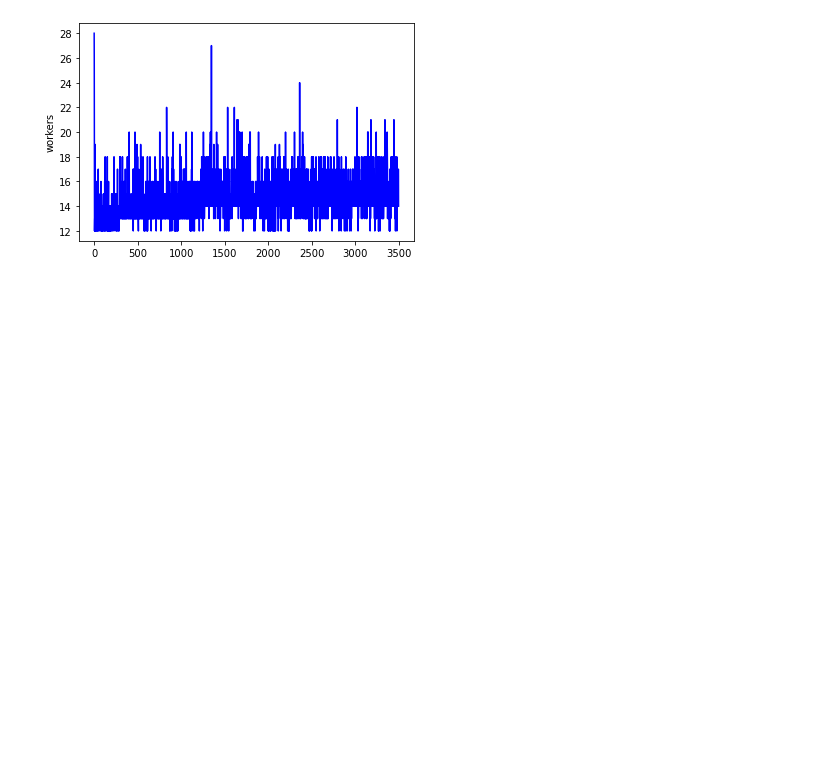
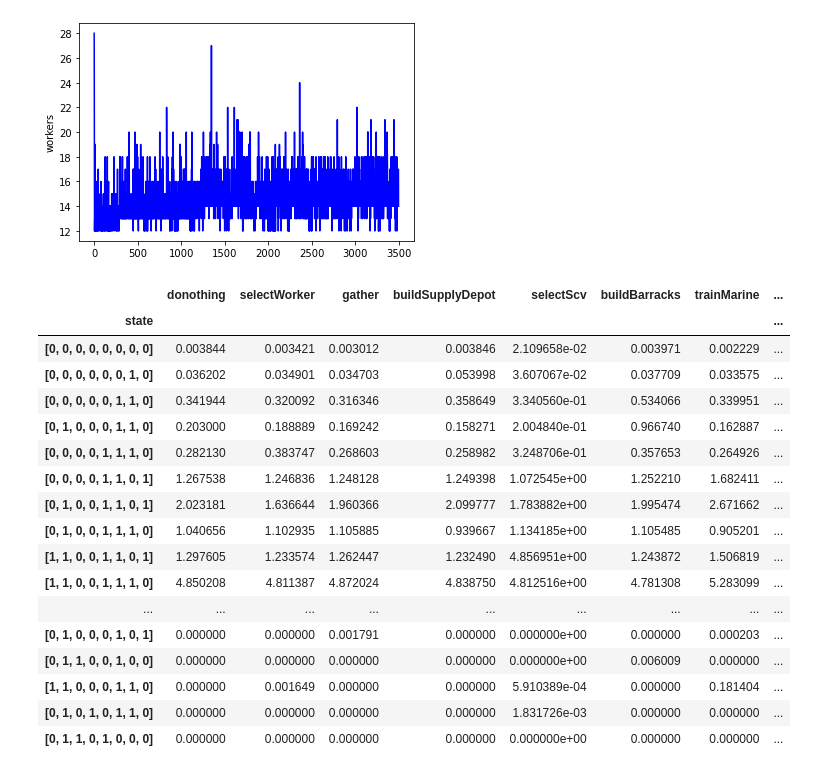
Before and after one commit to UNBREAKING/SC2-AI, a Jupyter notebook: charts.ipynb, the cells around one changed output. Cells and saved outputs as stored; diff of their text form; code cells hidden in the pictures; blank space fills up the shorter version.

```diff
--- a/charts.ipynb
+++ b/charts.ipynb
@@ -34,6 +35,7 @@ learningBuildMarinesTableV2 = pd.read_csv('agents/learningBuildMarinesV2.csv',in
 learningBuildMarinesTableV3 = pd.read_csv('agents/learningBuildMarinesV3.csv',index_col=0)
 learningBuildMarinesTableV4 = pd.read_csv('agents/learningBuildMarinesV4.csv',index_col=0)
 learningBuildMarinesTableV5 = pd.read_csv('agents/learningBuildMarinesV5.csv',index_col=0)
+learningMarinesRushTable= pd.read_csv('agents/learningRushMarine5.csv',index_col=0)
 # %%
 # Move To beacon
 # as reward for study was used check that unit is standing in beacon
@@ -796,0 +801,56 @@ plt.show()
+# %%
+ACTION_DO_NOTHING = 'donothing'
+ACTION_SELECT_WORKER = 'selectWorker'
+ACTION_GATHER = 'gather'
+ACTION_SELECT_SCV = 'selectScv'
+ACTION_BUILD_SUPPLY_DEPOT = 'buildSupplyDepot'
+ACTION_BUILD_BARRACKS = 'buildBarracks'
+ACTION_TRAIN_MARINE = 'trainMarine'
+ACTION_SELECT_BARRACKS = 'selectBarracks'
+ACTION_SELECT_ARMY = 'selectArmy'
+ACTION_ATTACK_ENEMY = 'attackEnemy'
+
+smart_actions_marine_rush = [
+    ACTION_DO_NOTHING,
+    ACTION_SELECT_WORKER,
+    ACTION_GATHER,
+    ACTION_BUILD_SUPPLY_DEPOT,
+    ACTION_SELECT_SCV,
+    ACTION_BUILD_BARRACKS,
+    ACTION_TRAIN_MARINE,
+    ACTION_SELECT_BARRACKS,
+    ACTION_SELECT_ARMY,
+    ACTION_ATTACK_ENEMY
+]
+# %%
+learningMarinesRushTable.rename(columns= {
+    '0': smart_actions_marine_rush[0],
+    '1': smart_actions_marine_rush[1],
+    '2': smart_actions_marine_rush[2],
+    '3': smart_actions_marine_rush[3],
+    '4': smart_actions_marine_rush[4],
+    '5': smart_actions_marine_rush[5],
+    '6': smart_actions_marine_rush[6],
+    '7': smart_actions_marine_rush[7],
+    '8': smart_actions_marine_rush[8],
+    '9': smart_actions_marine_rush[9],
+})
+# %% [output]
+|  | donothing | selectWorker | gather | buildSupplyDepot | selectScv | buildBarracks | trainMarine | ... |
+| state |  |  |  |  |  |  |  | ... |
+| [0, 0, 0, 0, 0, 0, 0, 0] | 0.003844 | 0.003421 | 0.003012 | 0.003846 | 2.109658e-02 | 0.003971 | 0.002229 | ... |
+| [0, 0, 0, 0, 0, 0, 1, 0] | 0.036202 | 0.034901 | 0.034703 | 0.053998 | 3.607067e-02 | 0.037709 | 0.033575 | ... |
+| [0, 0, 0, 0, 0, 1, 1, 0] | 0.341944 | 0.320092 | 0.316346 | 0.358649 | 3.340560e-01 | 0.534066 | 0.339951 | ... |
+| [0, 1, 0, 0, 0, 1, 1, 0] | 0.203000 | 0.188889 | 0.169242 | 0.158271 | 2.004840e-01 | 0.966740 | 0.162887 | ... |
+| [0, 0, 0, 0, 1, 1, 1, 0] | 0.282130 | 0.383747 | 0.268603 | 0.258982 | 3.248706e-01 | 0.357653 | 0.264926 | ... |
+| [0, 0, 0, 0, 1, 1, 0, 1] | 1.267538 | 1.246836 | 1.248128 | 1.249398 | 1.072545e+00 | 1.252210 | 1.682411 | ... |
+| [0, 1, 0, 0, 1, 1, 0, 1] | 2.023181 | 1.636644 | 1.960366 | 2.099777 | 1.783882e+00 | 1.995474 | 2.671662 | ... |
+| [0, 1, 0, 0, 1, 1, 1, 0] | 1.040656 | 1.102935 | 1.105885 | 0.939667 | 1.134185e+00 | 1.105485 | 0.905201 | ... |
+| [1, 1, 0, 0, 1, 1, 0, 1] | 1.297605 | 1.233574 | 1.262447 | 1.232490 | 4.856951e+00 | 1.243872 | 1.506819 | ... |
+| [1, 1, 0, 0, 1, 1, 1, 0] | 4.850208 | 4.811387 | 4.872024 | 4.838750 | 4.812516e+00 | 4.781308 | 5.283099 | ... |
+| ... | ... | ... | ... | ... | ... | ... | ... | ... |
+| [0, 1, 0, 0, 0, 1, 0, 1] | 0.000000 | 0.000000 | 0.001791 | 0.000000 | 0.000000e+00 | 0.000000 | 0.000203 | ... |
+| [0, 1, 1, 0, 0, 1, 0, 0] | 0.000000 | 0.000000 | 0.000000 | 0.000000 | 0.000000e+00 | 0.006009 | 0.000000 | ... |
+| [1, 1, 0, 0, 0, 1, 1, 0] | 0.000000 | 0.001649 | 0.000000 | 0.000000 | 5.910389e-04 | 0.000000 | 0.181404 | ... |
+| [0, 1, 0, 1, 0, 1, 1, 0] | 0.000000 | 0.000000 | 0.000000 | 0.000000 | 1.831726e-03 | 0.000000 | 0.000000 | ... |
+| [0, 1, 1, 0, 1, 0, 0, 0] | 0.000000 | 0.000000 | 0.000000 | 0.000000 | 0.000000e+00 | 0.000000 | 0.000000 | ... |
```
Also changed, not shown: parts of 8 cells of this notebook, 6 other files.
